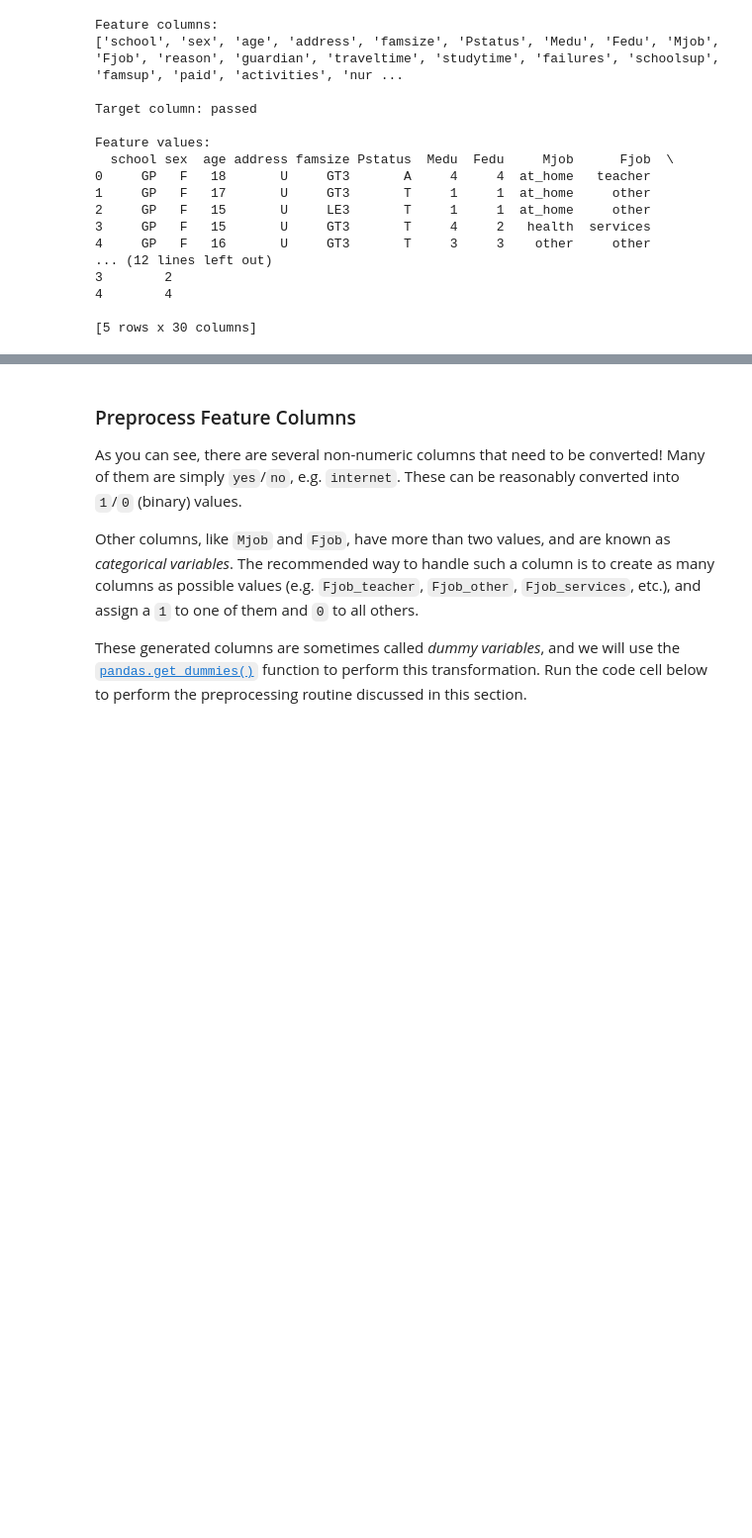
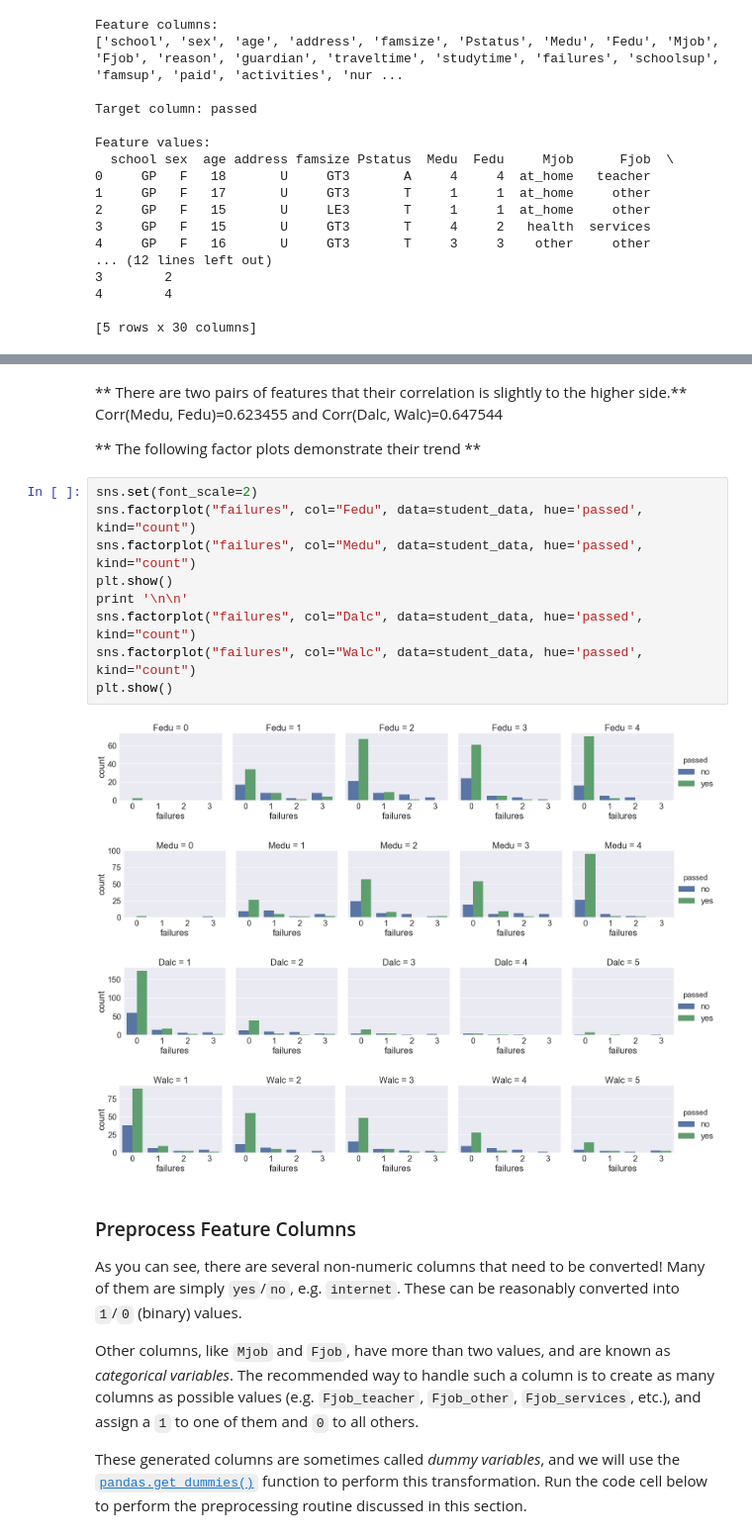
Before and after one commit to bdastmalchi/machine-learning, a Jupyter notebook: projects/student_intervention/student_intervention.ipynb, the cells around one changed output, grey strips where cells are left out. Shown: that part at 99% size. Drawn from its saved outputs; the diff is of its cells as text; blank space fills up the shorter version.

```diff
--- a/projects/student_intervention/student_intervention.ipynb
+++ b/projects/student_intervention/student_intervention.ipynb
@@ -119,3 +162,22 @@ Feature values:
+# %% [markdown]
+** There are two pairs of features that their correlation is slightly to the higher side.**
+  Corr(Medu, Fedu)=0.623455 and Corr(Dalc, Walc)=0.647544
+
+** The following factor plots demonstrate their trend **
+# %%
+sns.set(font_scale=2)
+sns.factorplot("failures", col="Fedu", data=student_data, hue='passed', kind="count")
+sns.factorplot("failures", col="Medu", data=student_data, hue='passed', kind="count")
+plt.show()
+print '\n\n'
+sns.factorplot("failures", col="Dalc", data=student_data, hue='passed', kind="count")
+sns.factorplot("failures", col="Walc", data=student_data, hue='passed', kind="count")
+plt.show()
+# %% [output]
+[figure, added]
+[figure, added]
+[figure, added]
+[figure, added]
 # %% [markdown]
 ### Preprocess Feature Columns
 
```
Also changed, not shown: parts of 16 cells of this notebook.
